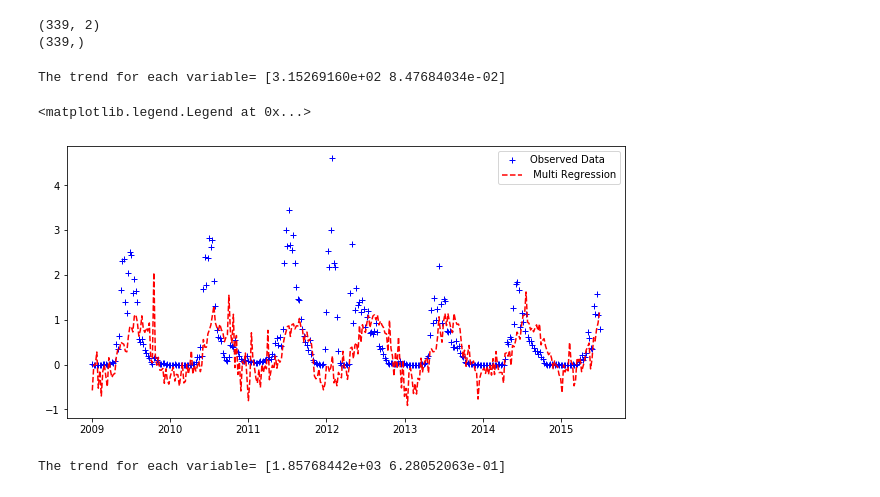
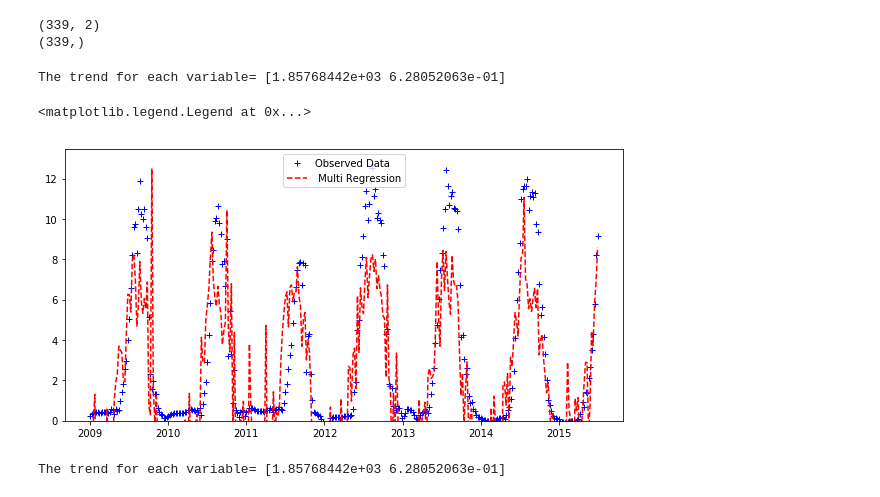
Before and after one commit to AzusaSayuri/UW-Data-analysis, a Jupyter notebook: project/Project-Q01.ipynb, the cells around one changed output. Cells and saved outputs as stored; diff of their text form; code cells hidden in the pictures.

```diff
--- a/project/Project-Q01.ipynb
+++ b/project/Project-Q01.ipynb
@@ -786,26 +797,26 @@ print(df_month['discharge'].shape)
 (339, 2)
 (339,)
 # %%
-B, res, rnk, s = lstsq(Xmulti, df_month['discharge'])
+B, res, rnk, s = lstsq(Xmulti, df_month['tmean'])
 print('The trend for each variable=', B)
 # %% [output]
-The trend for each variable= [3.15269160e+02 8.47684034e-02]
+The trend for each variable= [1.85768442e+03 6.28052063e-01]
 # %%
 plt.figure(figsize=(10,5))
-plt.plot(df_month['discharge'],'b+', label='Observed Data')
+plt.plot(df_month['tmean'],'b+', label='Observed Data')
 plt.plot(df_month.index,Xmulti.dot(B),'r--', label=' Multi Regression')
-
+plt.ylim(0,)
 #n = df_month['discharge'].size
 #Bv2 = np.polyfit(df_month['discharge'],df_month['discharge'],1)
 #print('The trend for precipitation= ', Bv2)
 #x = np.linspace(np.min(df_cas['year']), np.max(df_cas['year']),n)
 #y = Bv2[1] + Bv2[0]*x
 #plt.plot(x,y,'k--',label='Linear Regression');
 
 plt.legend()
 # %% [output]
 <matplotlib.legend.Legend at 0x...>
-[figure, old version]
+[figure, new version]
 # %%
 B, res, rnk, s = lstsq(Xmulti, df_month['tmean'])
 print('The trend for each variable=', B)
```
Also changed, not shown: parts of 27 cells of this notebook, 1 other file.
